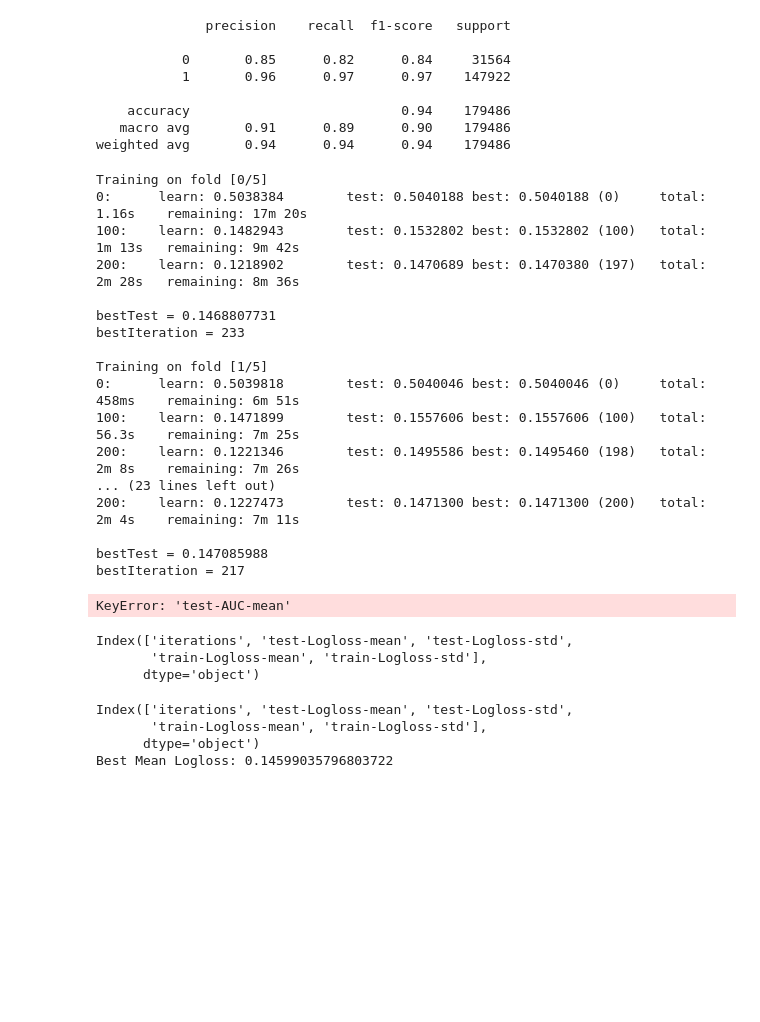
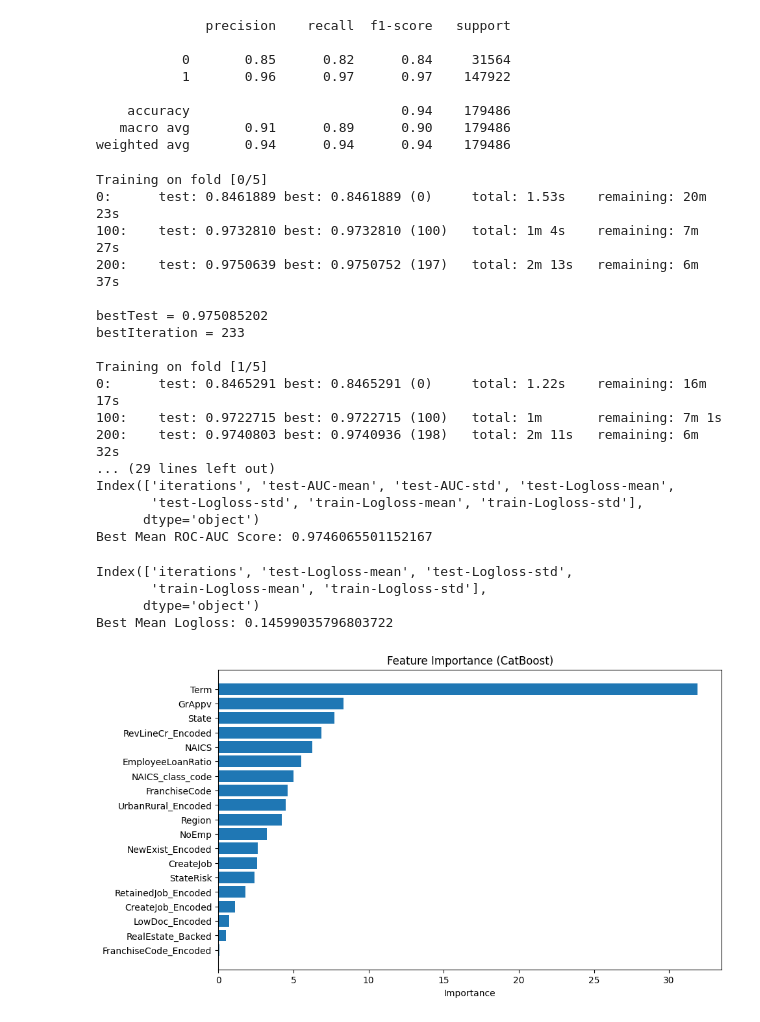
Before and after one commit to MichAdebayo/brief-loan-prediction, a Jupyter notebook: cat_data_model.ipynb, the cells around one changed output. Cells and saved outputs as stored; diff of their text form; code cells hidden in the pictures; blank space fills up the shorter version.

Commit message:
model test files updated

```diff
--- a/cat_data_model.ipynb
+++ b/cat_data_model.ipynb
@@ -232,12 +231,13 @@ cv_params = {
     'random_strength': 10.0,
     'learning_rate': 0.24,
     'l2_leaf_reg': 5.0,
-    'iterations': 900,
+    'iterations': 800,
     'depth': 12,
     'border_count': 128,
     'bagging_temperature': 0.3,
     'verbose': 100,
     'random_state': 42,
+    'eval_metric': 'AUC',
     'loss_function': 'Logloss'  # Use Logloss for binary classification
 }
 
@@ -251,35 +251,30 @@ cv_data = cv(
     partition_random_seed=42
 )
 
-# Evaluate AUC
-best_auc = cv_data['test-AUC-mean'].max()  # Access AUC after cross-validation
+# Display column names to confirm
+print(cv_data.columns)
+
+# Get the best AUC score
+best_auc = cv_data['test-AUC-mean'].max()
 print(f"Best Mean ROC-AUC Score: {best_auc}")
 # %% [output]
 Training on fold [0/5]
-0:      learn: 0.5038384        test: 0.5040188 best: 0.5040188 (0)     total: 1.16s    remaining: 17m 20s
-100:    learn: 0.1482943        test: 0.1532802 best: 0.1532802 (100)   total: 1m 13s   remaining: 9m 42s
-200:    learn: 0.1218902        test: 0.1470689 best: 0.1470380 (197)   total: 2m 28s   remaining: 8m 36s
+0:      test: 0.8461889 best: 0.8461889 (0)     total: 1.53s    remaining: 20m 23s
+100:    test: 0.9732810 best: 0.9732810 (100)   total: 1m 4s    remaining: 7m 27s
+200:    test: 0.9750639 best: 0.9750752 (197)   total: 2m 13s   remaining: 6m 37s
 
-bestTest = 0.1468807731
+bestTest = 0.975085202
 bestIteration = 233
 
 Training on fold [1/5]
-0:      learn: 0.5039818        test: 0.5040046 best: 0.5040046 (0)     total: 458ms    remaining: 6m 51s
-100:    learn: 0.1471899        test: 0.1557606 best: 0.1557606 (100)   total: 56.3s    remaining: 7m 25s
-200:    learn: 0.1221346        test: 0.1495586 best: 0.1495460 (198)   total: 2m 8s    remaining: 7m 26s
-... (23 lines left out)
-200:    learn: 0.1227473        test: 0.1471300 best: 0.1471300 (200)   total: 2m 4s    remaining: 7m 11s
-
-bestTest = 0.147085988
-bestIteration = 217
+0:      test: 0.8465291 best: 0.8465291 (0)     total: 1.22s    remaining: 16m 17s
+100:    test: 0.9722715 best: 0.9722715 (100)   total: 1m       remaining: 7m 1s
+200:    test: 0.9740803 best: 0.9740936 (198)   total: 2m 11s   remaining: 6m 32s
+... (29 lines left out)
+Index(['iterations', 'test-AUC-mean', 'test-AUC-std', 'test-Logloss-mean',
+       'test-Logloss-std', 'train-Logloss-mean', 'train-Logloss-std'],
+      dtype='object')
+Best Mean ROC-AUC Score: 0.9746065501152167
-KeyError: 'test-AUC-mean'
-# %%
-# Print available columns
-print(cv_data.columns)
-# %% [output]
-Index(['iterations', 'test-Logloss-mean', 'test-Logloss-std',
-       'train-Logloss-mean', 'train-Logloss-std'],
-      dtype='object')
 # %%
 # Print available columns to check keys
 print(cv_data.columns)
@@ -292,3 +287,16 @@ Index(['iterations', 'test-Logloss-mean', 'test-Logloss-std',
        'train-Logloss-mean', 'train-Logloss-std'],
       dtype='object')
 Best Mean Logloss: 0.14599035796803722
+# %%
+# Vizualize Feature Importance
+feature_importance = pd.DataFrame({'Feature': cb_model.feature_names_, 'Importance': cb_model.feature_importances_})
+feature_importance = feature_importance.sort_values(by='Importance', ascending=False)
+
+plt.figure(figsize=(10, 6))
+plt.barh(feature_importance['Feature'], feature_importance['Importance'])
+plt.xlabel('Importance')
+plt.title('Feature Importance (CatBoost)')
+plt.gca().invert_yaxis()
+plt.show()
+# %% [output]
+[figure, added]
```
Also changed, not shown: parts of 3 cells of this notebook, 31 other files.
